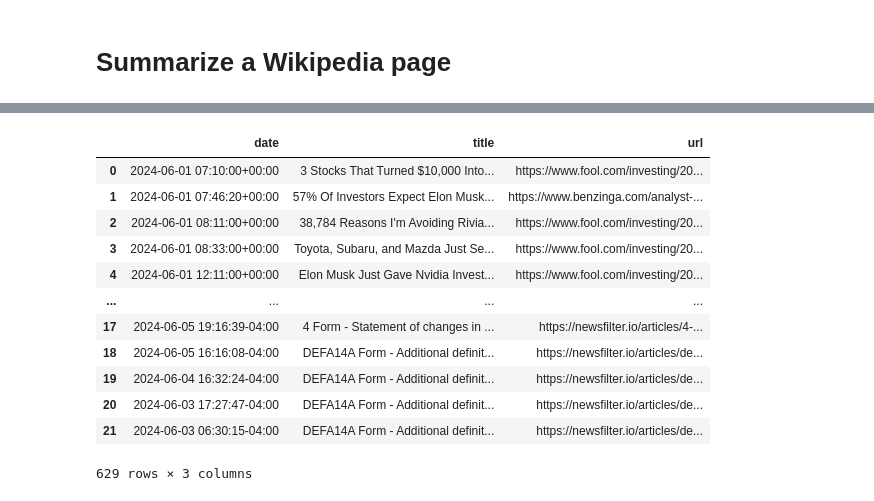
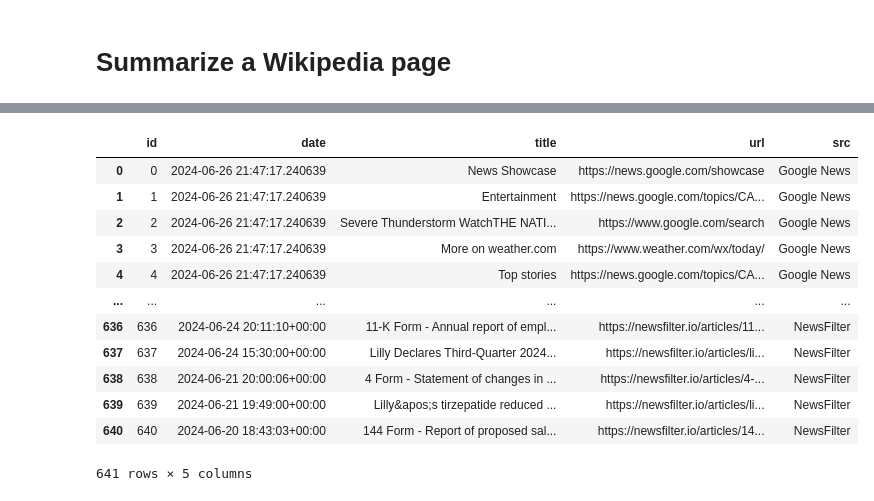
Before and after one commit to druce/langgraph, a Jupyter notebook: 2_langgraph_agent.ipynb, the cells around one changed output, grey strips where cells are left out. Cells and saved outputs as stored; diff of their text form; code cells hidden in the pictures.

```diff
--- a/2_langgraph_agent.ipynb
+++ b/2_langgraph_agent.ipynb
@@ -1739,7 +1218,11 @@ yfinance_news_df
 def get_news_alphavantage(symbol):
 
     ALPHAVANTAGE_API_KEY = os.environ['ALPHAVANTAGE_API_KEY']
-    url = f'https://www.alphavantage.co/query?function=NEWS_SENTIMENT&tickers={symbol}&apikey={ALPHAVANTAGE_API_KEY}'
+    current_date = datetime.now()
+    one_week_ago = current_date - timedelta(weeks=1)
+    formatted_start_date = one_week_ago.strftime('%Y%m%dT0000')
+    formatted_end_date = current_date.strftime('%Y%m%dT%H%M%S')
+    url = f'https://www.alphavantage.co/query?function=NEWS_SENTIMENT&tickers={symbol}&time_from={formatted_start_date}&limit=100&apikey={ALPHAVANTAGE_API_KEY}'
     r = requests.get(url)
     data = r.json()
 
@@ -1751,8 +1234,9 @@ def get_news_alphavantage(symbol):
     #     display(Markdown(markdown_str))
 
     alphavantage_df = pd.DataFrame(data['feed'])
-    alphavantage_df['date'] = pd.to_datetime(alphavantage_df['time_published'], format='%Y%m%dT%H%M%S')
+    alphavantage_df['date'] = pd.to_datetime(alphavantage_df['time_published'], format='%Y%m%dT%H%M%S', utc=True)
     alphavantage_df = alphavantage_df[['date', 'title', 'url']]
+    alphavantage_df['src'] = 'alphavantage'
     return alphavantage_df
 
 alphavantage_df = get_news_alphavantage(symbol)
@@ -1826,10 +1319,14 @@ def get_news_newsfilter(symbol):
     API_KEY = os.environ['NEWSFILTER_API_KEY']
     API_ENDPOINT = "https://api.newsfilter.io/search?token={}".format(API_KEY)
 
+    current_date = datetime.now()
+    one_week_ago = current_date - timedelta(weeks=1)
+    formatted_start_date = one_week_ago.strftime('%Y-%m-%d')
+    formatted_end_date = current_date.strftime('%Y-%m-%d')
+
     # Define the news search parameters
-    queryString = f"(source.id:sec-api OR source.id:prNewswire OR source.id:businesswire) AND symbols:{symbol} AND publishedAt:[2024-06-01 TO 2024-07-01]"
+    queryString = f"(source.id:sec-api OR source.id:prNewswire OR source.id:businesswire) AND symbols:{symbol} AND publishedAt:[{formatted_start_date} TO {formatted_end_date}]"
     # queryString = "(source.id:businesswire) AND publishedAt:[2023-08-15 TO 2023-08-16]"
-
     payload = {
         "queryString": queryString,
         "from": 0,
@@ -1841,6 +1338,9 @@ def get_news_newsfilter(symbol):
 
     # Read the response
     articles = response.json()
+
+    if len(articles['articles']) == 0:   # return empty dataframe
+        return pd.DataFrame(columns=['date', 'title', 'url', 'src'])
 
 #     for item in articles['articles']:
 #         markdown_str = ""
@@ -1856,9 +1356,10 @@ def get_news_newsfilter(symbol):
 #         display(Markdown(markdown_str))
 
     newsfilter_df = pd.DataFrame(articles['articles'])
-    newsfilter_df['date'] = pd.to_datetime(newsfilter_df['publishedAt'])
+    newsfilter_df['date'] = pd.to_datetime(newsfilter_df['publishedAt'], utc=True)
     newsfilter_df = newsfilter_df[['date', 'title', 'url']]
+    newsfilter_df['src'] = 'NewsFilter'
     return newsfilter_df
 
-newsfilter_df = get_news_newsfilter(symbol)
-newsfilter_df
+# newsfilter_df = get_news_newsfilter(symbol)
+# newsfilter_df
@@ -1884,13 +1367,19 @@ newsfilter_df
 def get_news_finnhub(symbol):
 
     FINNHUB_API_KEY = os.environ['FINNHUB_API_KEY']
-    url=f'https://finnhub.io/api/v1/company-news?symbol={symbol}&from=2024-06-01&to=2024-06-30&token={FINNHUB_API_KEY}'
+    current_date = datetime.now()
+    one_week_ago = current_date - timedelta(weeks=1)
+    formatted_start_date = one_week_ago.strftime('%Y-%m-%d')
+    formatted_end_date = current_date.strftime('%Y-%m-%d')
+
+    url=f'https://finnhub.io/api/v1/company-news?symbol={symbol}&from={formatted_start_date}&to={formatted_end_date}&token={FINNHUB_API_KEY}'
     response = requests.get(url)
     response_json = response.json()
     finnhub_df = pd.DataFrame(response_json)
-    finnhub_df['date'] = pd.to_datetime(finnhub_df['datetime'], unit='s')
+    finnhub_df['date'] = pd.to_datetime(finnhub_df['datetime'], unit='s', utc=True)
     finnhub_df = finnhub_df.rename(columns={'headline': 'title'})
     finnhub_df = finnhub_df[['date', 'title', 'url']]
+    finnhub_df['src'] = 'Finnhub'
     return finnhub_df
 
 finnhub_df = get_news_finnhub(symbol)
@@ -1912,7 +1401,7 @@ finnhub_df
 # %%
 def get_news_df(symbol, company):
-    google_news_df = get_google_news("CRM", "Salesforce")
-    finviz_news_df = get_finviz_news(symbol):
+    google_news_df = get_google_news(symbol, company)
+    finviz_news_df = get_finviz_news(symbol)
     polygon_news_df = get_news_obb(symbol, 'polygon')
     tmx_news_df = get_news_obb(symbol, 'tmx')
     yfinance_news_df = get_news_obb(symbol, 'yfinance')
@@ -1922,6 +1411,7 @@ def get_news_df(symbol, company):
     newsfilter_df = get_news_newsfilter(symbol)
 
     news_df = pd.concat([google_news_df,
+                         finviz_news_df,
                          polygon_news_df,
                          tmx_news_df,
                          yfinance_news_df,
@@ -1937,6 +1427,6 @@ def get_news_df(symbol, company):
     return news_df
 
 
-news_df = get_news_df(symbol)
+news_df = get_news_df(symbol, company)
 news_df
 # %% [output]
@@ -1943,13 +1440,13 @@ news_df
-|  | date | title | url |
-| 0 | 2024-06-01 07:10:00+00:00 | 3 Stocks That Turned $10,000 Into... | https://www.fool.com/investing/20... |
-| 1 | 2024-06-01 07:46:20+00:00 | 57% Of Investors Expect Elon Musk... | https://www.benzinga.com/analyst-... |
-| 2 | 2024-06-01 08:11:00+00:00 | 38,784 Reasons I'm Avoiding Rivia... | https://www.fool.com/investing/20... |
-| 3 | 2024-06-01 08:33:00+00:00 | Toyota, Subaru, and Mazda Just Se... | https://www.fool.com/investing/20... |
-| 4 | 2024-06-01 12:11:00+00:00 | Elon Musk Just Gave Nvidia Invest... | https://www.fool.com/investing/20... |
-| ... | ... | ... | ... |
-| 17 | 2024-06-05 19:16:39-04:00 | 4 Form - Statement of changes in ... | https://newsfilter.io/articles/4-... |
-| 18 | 2024-06-05 16:16:08-04:00 | DEFA14A Form - Additional definit... | https://newsfilter.io/articles/de... |
-| 19 | 2024-06-04 16:32:24-04:00 | DEFA14A Form - Additional definit... | https://newsfilter.io/articles/de... |
-| 20 | 2024-06-03 17:27:47-04:00 | DEFA14A Form - Additional definit... | https://newsfilter.io/articles/de... |
-| 21 | 2024-06-03 06:30:15-04:00 | DEFA14A Form - Additional definit... | https://newsfilter.io/articles/de... |
+|  | id | date | title | url | src |
+| 0 | 0 | 2024-06-26 21:47:17.240639 | News Showcase | https://news.google.com/showcase | Google News |
+| 1 | 1 | 2024-06-26 21:47:17.240639 | Entertainment | https://news.google.com/topics/CA... | Google News |
+| 2 | 2 | 2024-06-26 21:47:17.240639 | Severe Thunderstorm WatchTHE NATI... | https://www.google.com/search | Google News |
+| 3 | 3 | 2024-06-26 21:47:17.240639 | More on weather.com | https://www.weather.com/wx/today/ | Google News |
+| 4 | 4 | 2024-06-26 21:47:17.240639 | Top stories | https://news.google.com/topics/CA... | Google News |
+| ... | ... | ... | ... | ... | ... |
+| 636 | 636 | 2024-06-24 20:11:10+00:00 | 11-K Form - Annual report of empl... | https://newsfilter.io/articles/11... | NewsFilter |
+| 637 | 637 | 2024-06-24 15:30:00+00:00 | Lilly Declares Third-Quarter 2024... | https://newsfilter.io/articles/li... | NewsFilter |
+| 638 | 638 | 2024-06-21 20:00:06+00:00 | 4 Form - Statement of changes in ... | https://newsfilter.io/articles/4-... | NewsFilter |
+| 639 | 639 | 2024-06-21 19:49:00+00:00 | Lilly&apos;s tirzepatide reduced ... | https://newsfilter.io/articles/li... | NewsFilter |
+| 640 | 640 | 2024-06-20 18:43:03+00:00 | 144 Form - Report of proposed sal... | https://newsfilter.io/articles/14... | NewsFilter |
-629 rows × 3 columns
+641 rows × 5 columns
```
Also changed, not shown: parts of 69 cells of this notebook.
